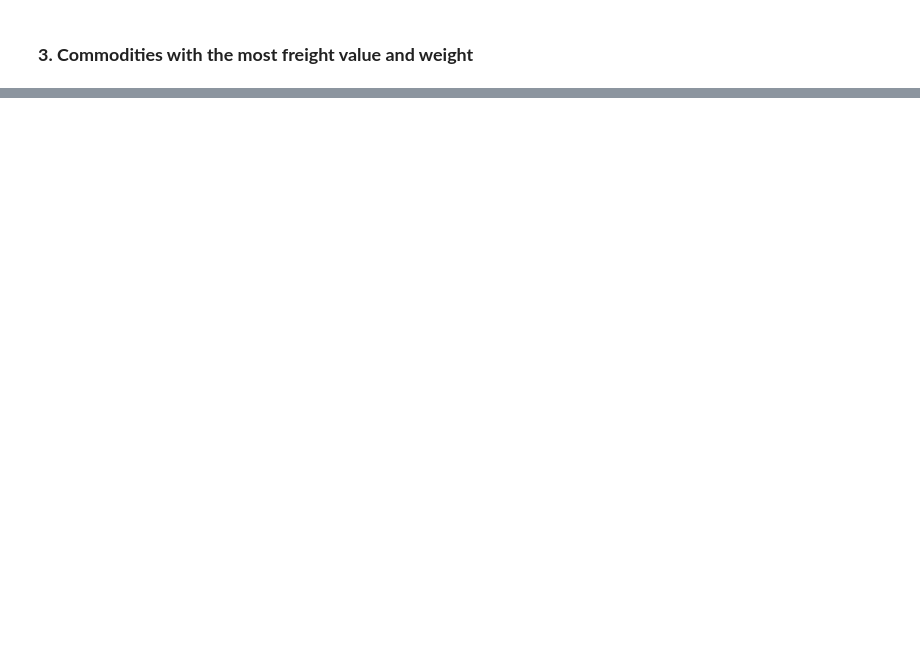
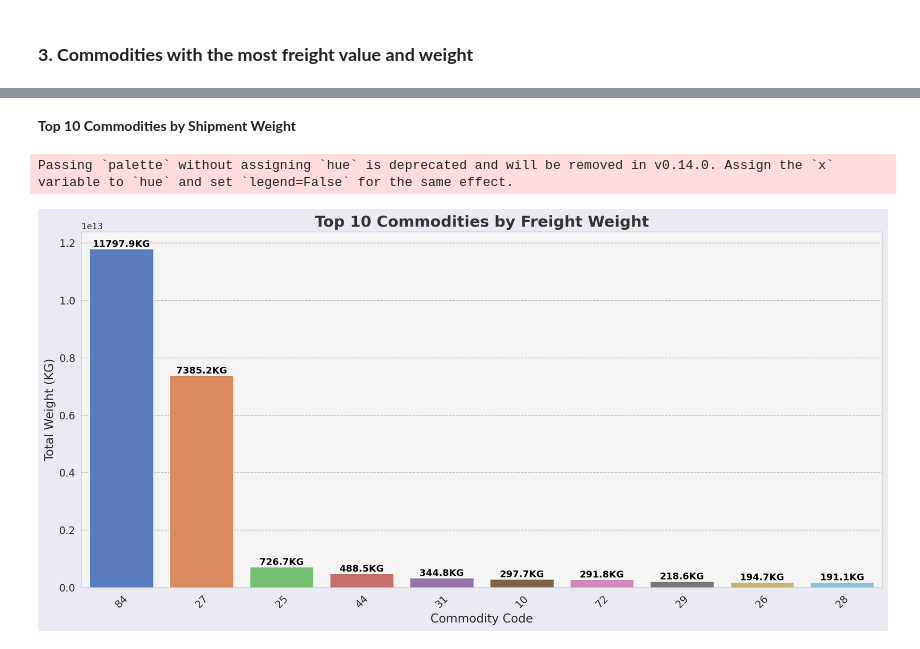
Before and after one commit to dspselorm/transborder-freight-analysis, a Jupyter notebook: TransBorder_Analysis_Project.ipynb, the cells around one changed output, grey strips where cells are left out. Saved outputs shown, nothing was run; the diff lists cells and outputs as text; code cells hidden in the pictures; blank space fills up the shorter version.

```diff
--- a/TransBorder_Analysis_Project.ipynb
+++ b/TransBorder_Analysis_Project.ipynb
@@ -836,0 +906,47 @@ NameError: name 'df' is not defined
+# %% [markdown]
+**Top 10 Commodities by Shipment Weight**
+# %%
+# Sort values in descending order
+top_by_weight_sorted = top_by_weight.sort_values(by='SHIPWT', ascending=False)
+
+# Set plot style
+sns.set_style("whitegrid")
+plt.figure(figsize=(14, 7), dpi=200)
+
+# Bar plot with sorted order
+bar = sns.barplot(
+    data=top_by_weight_sorted,
+    x='COMMODITY2',
+    y='SHIPWT',
+    order=top_by_weight_sorted['COMMODITY2'],
+    palette='muted'
+)
+
+# Add labels on bars
+for p in bar.patches:
+    bar.annotate(
+        f'{p.get_height()/1e9:.1f}KG',
+        (p.get_x() + p.get_width() / 2., p.get_height()),
+        ha='center', va='bottom',
+        fontsize=11, color='black', weight='bold'
+    )
+
+# Labels and aesthetics
+plt.title('Top 10 Commodities by Freight Weight', fontsize=18, weight='bold', color='#333')
+plt.xlabel('Commodity Code', fontsize=14)
+plt.ylabel('Total Weight (KG)', fontsize=14)
+plt.xticks(rotation=45, fontsize=12)
+plt.yticks(fontsize=12)
+
+# Background
+plt.gca().set_facecolor('#f5f5f5')
+plt.gcf().set_facecolor('#eaeaf2')
+plt.grid(True, axis='y', linestyle='--', color='gray', alpha=0.5)
+
+# Save and show
+plt.tight_layout()
+plt.savefig('top_commodities_by_weight_sorted.png', dpi=300, bbox_inches='tight')
+plt.show()
+# %% [output]
+Passing `palette` without assigning `hue` is deprecated and will be removed in v0.14.0. Assign the `x` variable to `hue` and set `legend=False` for the same effect.
+[figure, added]
```
Also changed, not shown: parts of 24 cells of this notebook.
